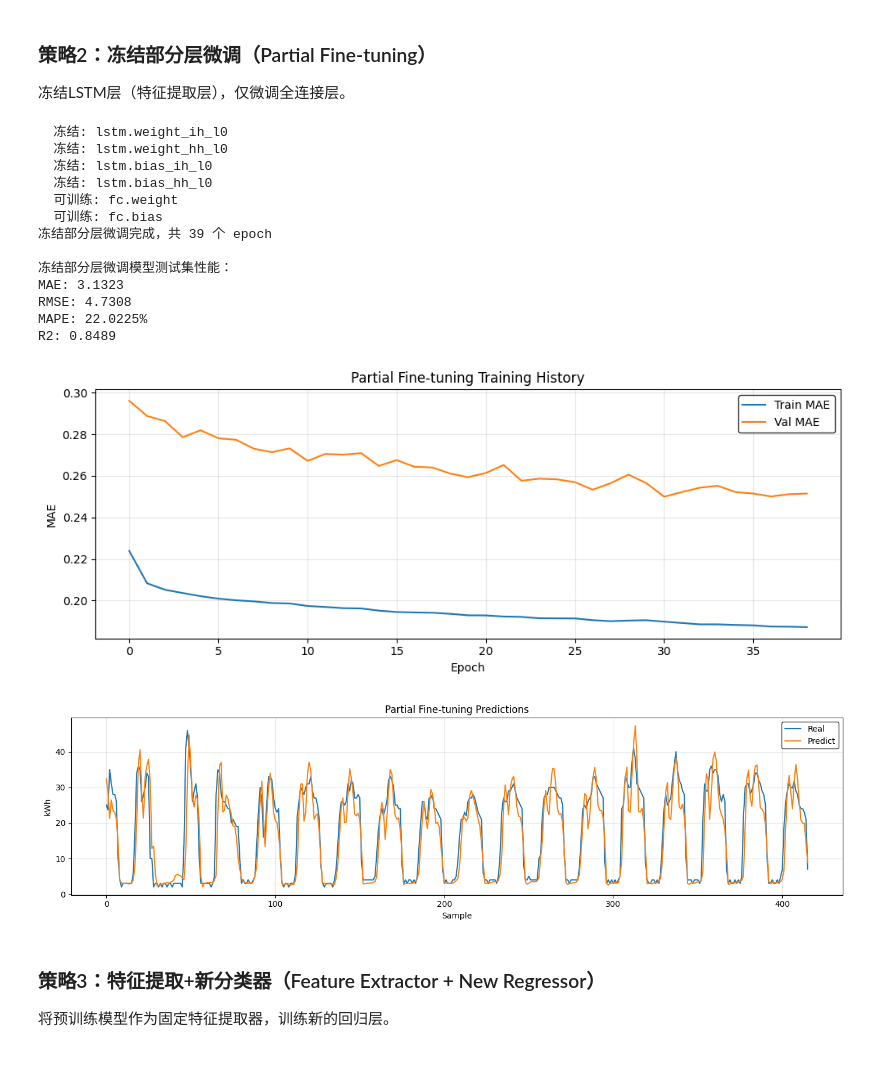
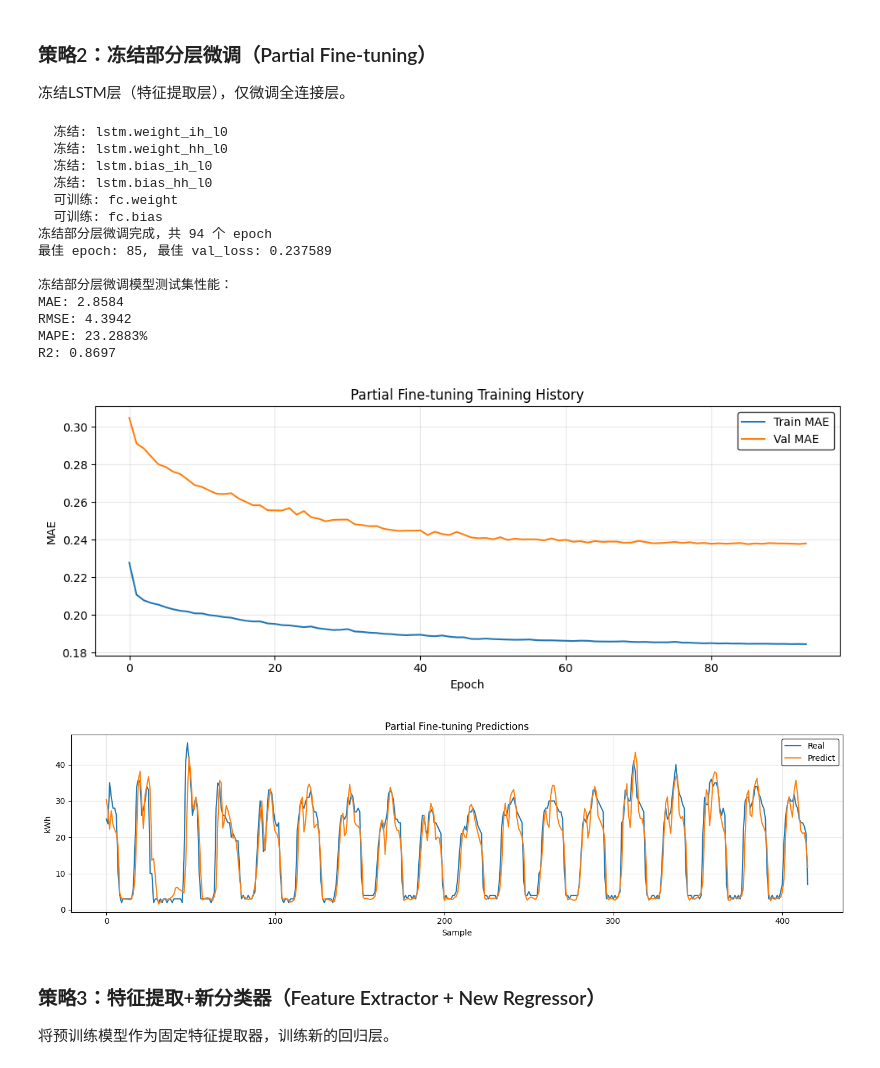
Before and after one commit to HowerL/load_forecasting, a Jupyter notebook: transfer_learning.ipynb, the cells around one changed output. Saved outputs shown, nothing was run; the diff lists cells and outputs as text; code cells hidden in the pictures.

Commit message:
fix model structure

```diff
--- a/transfer_learning.ipynb
+++ b/transfer_learning.ipynb
@@ -58,7 +47,7 @@ from src import (
 LOOKBACK = 24   # 输入窗口长度（小时）
 HORIZON = 1     # 预测步长（小时）
 BATCH_SIZE = 72
-EPOCHS = 50
+EPOCHS = 100
 HIDDEN_SIZE = 128
 
 # 设置设备
@@ -148,6 +137,7 @@ early_stopping = EarlyStopping(patience=5, restore_best_weights=True)
 
 train_losses = []
 val_losses = []
+best_epoch = 0
 for epoch in range(EPOCHS):
     train_loss = run_epoch(base_model, source_train_loader, criterion, device, optimizer)
     val_loss = run_epoch(base_model, source_val_loader, criterion, device)
@@ -156,11 +146,15 @@ for epoch in range(EPOCHS):
     val_losses.append(val_loss)
     lr_scheduler.step(val_loss)
 
-    if early_stopping(val_loss, base_model):
+    if early_stopping(val_loss, base_model, epoch):
         break
 
 early_stopping.restore(base_model)
+
+# 输出最佳训练信息
+best_info = early_stopping.get_best_info()
 print(f"源域预训练完成，共 {len(train_losses)} 个 epoch")
+print(f"最佳 epoch: {best_info['best_epoch']}, 最佳 val_loss: {best_info['best_loss']:.6f}")
 
 # 保存预训练模型
 torch.save(base_model.state_dict(), MODEL_DIR / 'pretrained_source.pt')
@@ -197,11 +192,16 @@ for epoch in range(EPOCHS):
 
     lr_scheduler_baseline.step(val_loss)
 
-    if early_stopping_baseline(val_loss, baseline_model):
+    if early_stopping_baseline(val_loss, baseline_model, epoch):
         break
 
 early_stopping_baseline.restore(baseline_model)
+
+# 输出最佳训练信息
+best_info_baseline = early_stopping_baseline.get_best_info()
 print(f"Baseline训练完成，共 {len(train_losses_baseline)} 个 epoch")
+print(f"最佳 epoch: {best_info_baseline['best_epoch']}, 最佳 val_loss: {best_info_baseline['best_loss']:.6f}")
+
 torch.save(baseline_model.state_dict(), MODEL_DIR / 'transfer_baseline.pt')
 
 # 在目标域测试集上评估
@@ -252,11 +253,16 @@ for epoch in range(EPOCHS):
 
     lr_scheduler_ft_full.step(val_loss)
 
-    if early_stopping_ft_full(val_loss, finetuned_full):
+    if early_stopping_ft_full(val_loss, finetuned_full, epoch):
         break
 
 early_stopping_ft_full.restore(finetuned_full)
+
+# 输出最佳训练信息
+best_info_ft_full = early_stopping_ft_full.get_best_info()
 print(f"全参数微调完成，共 {len(train_losses_ft_full)} 个 epoch")
+print(f"最佳 epoch: {best_info_ft_full['best_epoch']}, 最佳 val_loss: {best_info_ft_full['best_loss']:.6f}")
+
 torch.save(finetuned_full.state_dict(), MODEL_DIR / 'transfer_full_finetune.pt')
 
 # 在目标域测试集上评估
@@ -318,41 +325,47 @@ for epoch in range(EPOCHS):
 
     lr_scheduler_ft_partial.step(val_loss)
 
-    if early_stopping_ft_partial(val_loss, finetuned_partial):
+    if early_stopping_ft_partial(val_loss, finetuned_partial, epoch):
         break
 
 early_stopping_ft_partial.restore(finetuned_partial)
+
+# 输出最佳训练信息
+best_info_ft_partial = early_stopping_ft_partial.get_best_info()
 print(f"冻结部分层微调完成，共 {len(train_losses_ft_partial)} 个 epoch")
+print(f"最佳 epoch: {best_info_ft_partial['best_epoch']}, 最佳 val_loss: {best_info_ft_partial['best_loss']:.6f}")
+
 torch.save(finetuned_partial.state_dict(), MODEL_DIR / 'transfer_partial_finetune.pt')
 
 # 在目标域测试集上评估
 y_pred_ft_partial = predict(finetuned_partial, target_test_loader, device)
 metrics_ft_partial = evaluate(y_target_test, y_pred_ft_partial, target_scaler)
 
 print("\n冻结部分层微调模型测试集性能：")
 print(f"MAE: {metrics_ft_partial['MAE']:.4f}")
 print(f"RMSE: {metrics_ft_partial['RMSE']:.4f}")
 print(f"MAPE: {metrics_ft_partial['MAPE']:.4f}%")
 print(f"R2: {metrics_ft_partial['R2']:.4f}")
 
 plot_training_history(train_losses_ft_partial, val_losses_ft_partial, 'Partial Fine-tuning Training History')
 plot_predictions(y_target_test, y_pred_ft_partial, 'Partial Fine-tuning Predictions', target_scaler)
 # %% [output]
   冻结: lstm.weight_ih_l0
   冻结: lstm.weight_hh_l0
   冻结: lstm.bias_ih_l0
   冻结: lstm.bias_hh_l0
   可训练: fc.weight
   可训练: fc.bias
-冻结部分层微调完成，共 39 个 epoch
+冻结部分层微调完成，共 94 个 epoch
+最佳 epoch: 85, 最佳 val_loss: 0.237589
 
 冻结部分层微调模型测试集性能：
-MAE: 3.1323
-RMSE: 4.7308
-MAPE: 22.0225%
-R2: 0.8489
+MAE: 2.8584
+RMSE: 4.3942
+MAPE: 23.2883%
+R2: 0.8697
-[figure, old version]
+[figure, new version]
-[figure, old version]
+[figure, new version]
 # %% [markdown]
 ### 策略3：特征提取+新分类器（Feature Extractor + New Regressor）
 
```
Also changed, not shown: parts of 6 cells of this notebook, 9 other files.
